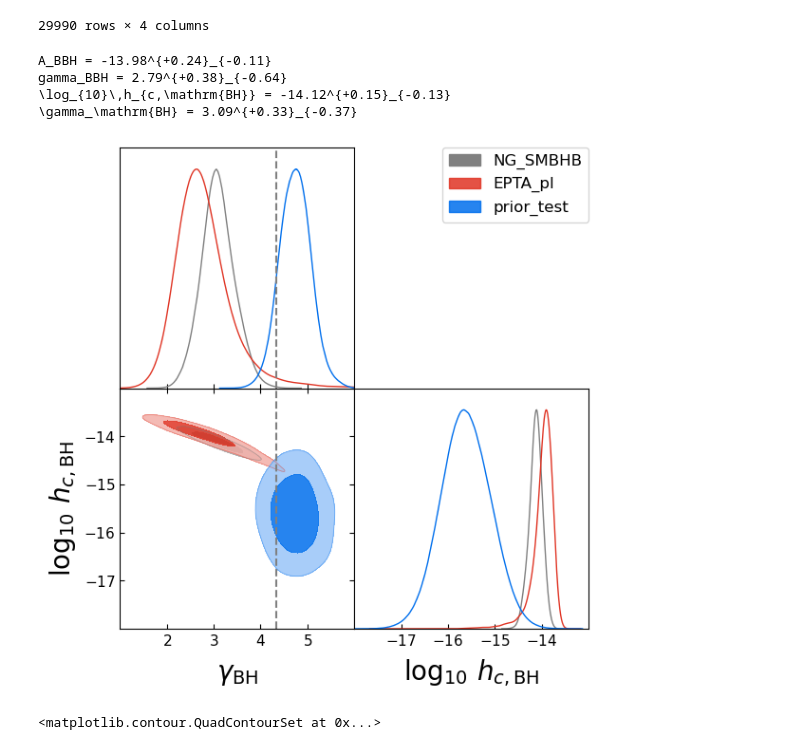
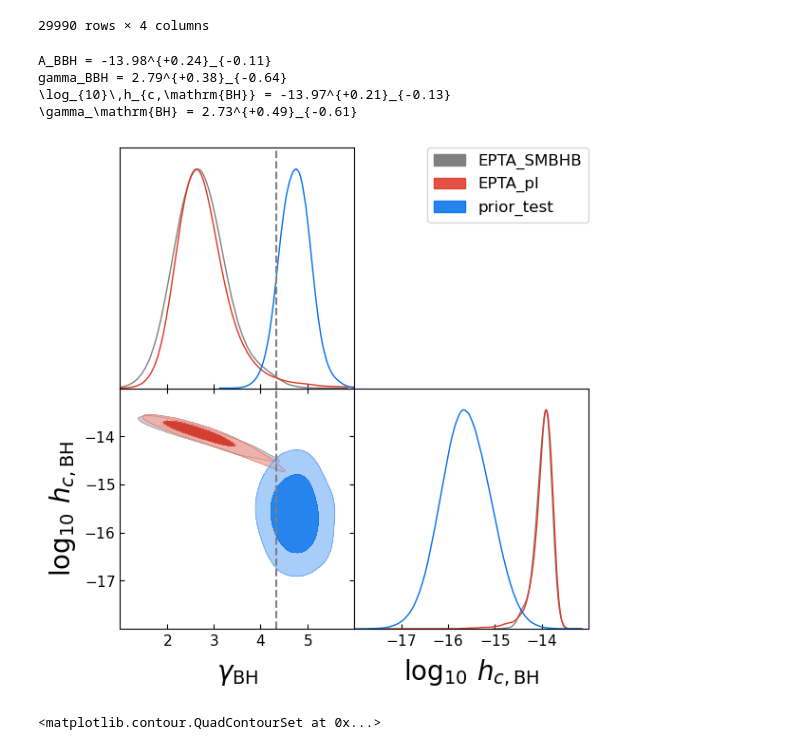
Before and after one commit to bohuarolandli/stiffGWpy, a Jupyter notebook: cobaya/likelihoods/PTA/test_PTA.ipynb, the cells around one changed output. Drawn from its saved outputs; the diff is of its cells as text; code cells hidden in the pictures.

```diff
--- a/cobaya/likelihoods/PTA/test_PTA.ipynb
+++ b/cobaya/likelihoods/PTA/test_PTA.ipynb
@@ -974,38 +981,38 @@ EPTAnew_pl
 # %%
 prior_sample = loadMCSamples(os.path.abspath('chains/prior_test'),
                           settings={'ignore_rows':0.3},
                          )
-PTA_sample = loadMCSamples(os.path.abspath('chains/NG_SMBHB'),
-                           #os.path.abspath('chains/EPTA_SMBHB'),
-                          settings={'ignore_rows':0.3},
-                         )
+PTA_sample = loadMCSamples(#os.path.abspath('chains/NG_SMBHB'),
+                           os.path.abspath('chains/EPTA_SMBHB'),
+                           settings={'ignore_rows':0.3},
+                          )
 
 EPTA_pl_sample = loadMCSamples(os.path.abspath('chains/EPTA_pl'),
                           #settings={'ignore_rows':0.3},
                          )
 
 gdplot = gdplt.get_subplot_plotter(subplot_size=3)
 gdplot.settings.scaling = False
 gdplot.settings.axes_labelsize = 20
 gdplot.triangle_plot([PTA_sample,
                       EPTA_pl_sample,
                       prior_sample], ['gamma_BBH', 'A_BBH'],
                      param_limits = {'gamma_BBH':[1,6],
                                      'A_BBH':[-18,-13]},
                      filled=True)
 for ax in gdplot.subplots[:,0]:
     ax.axvline(13/3, color='gray', ls='--')
 
 print(EPTA_pl_sample.getInlineLatex('A_BBH', limit=1))
 print(EPTA_pl_sample.getInlineLatex('gamma_BBH', limit=1))
 print(PTA_sample.getInlineLatex('A_BBH', limit=1))
 print(PTA_sample.getInlineLatex('gamma_BBH', limit=1))
 # %% [output]
 A_BBH = -13.98^{+0.24}_{-0.11}
 gamma_BBH = 2.79^{+0.38}_{-0.64}
-\log_{10}\,h_{c,\mathrm{BH}} = -14.12^{+0.15}_{-0.13}
-\gamma_\mathrm{BH} = 3.09^{+0.33}_{-0.37}
+\log_{10}\,h_{c,\mathrm{BH}} = -13.97^{+0.21}_{-0.13}
+\gamma_\mathrm{BH} = 2.73^{+0.49}_{-0.61}
-[figure, old version]
+[figure, new version]
 # %%
 x, y = np.mgrid[-1:1:.01, -1:1:.01]
 pos = np.dstack((x, y))
```
Also changed, not shown: parts of 3 cells of this notebook, 1 other file.
